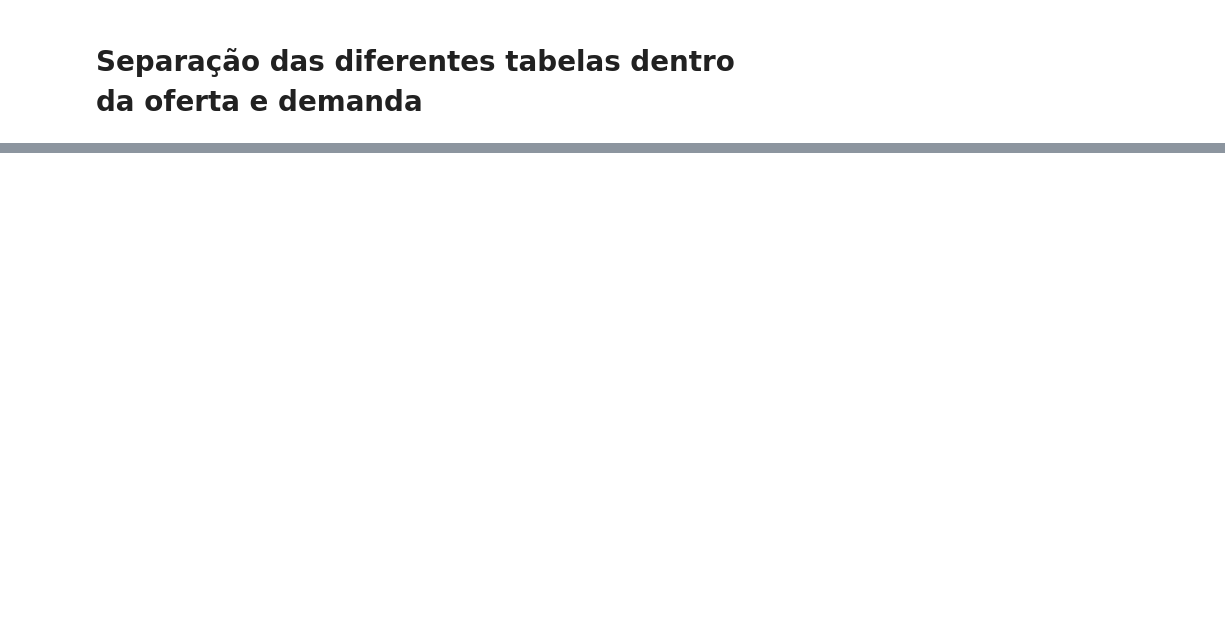
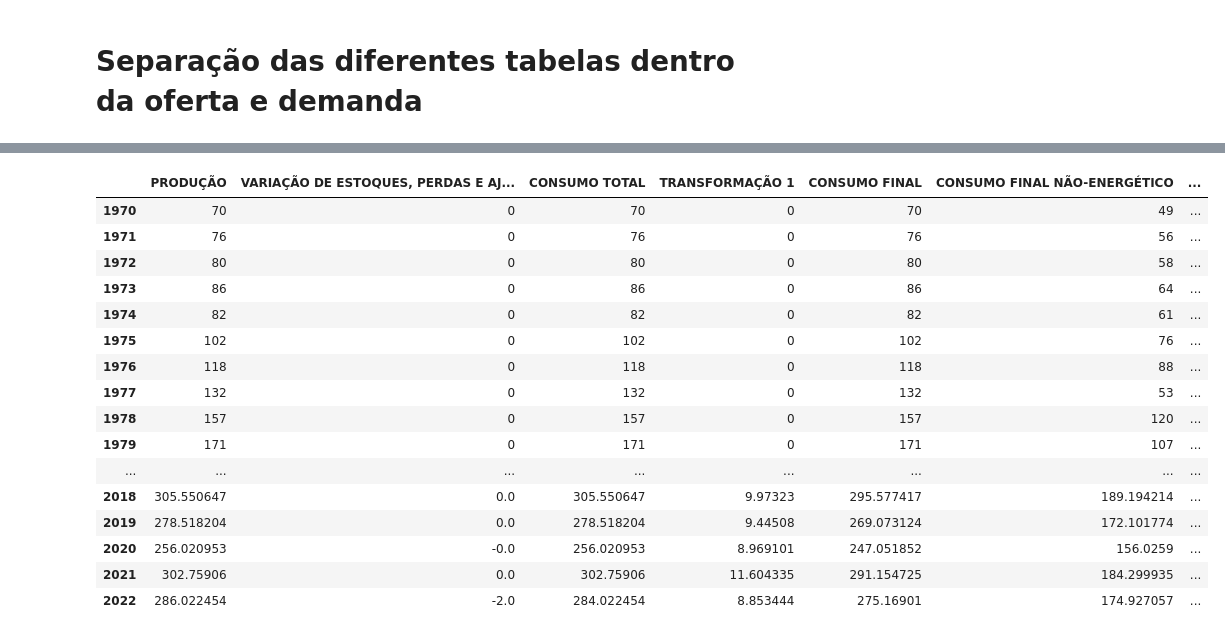
Before and after one commit to scrrpfv/projeto-ip, a Jupyter notebook: Limpezas/limpeza_oferta_demanda.ipynb, the cells around one changed output, grey strips where cells are left out. Cells and saved outputs as stored; diff of their text form; code cells hidden in the pictures; blank space fills up the shorter version.

```diff
--- a/limpeza_oferta_demanda.ipynb
+++ b/Limpezas/limpeza_oferta_demanda.ipynb
@@ -57,0 +94,20 @@ Carvão_Vegetal = pd.read_excel('databases/Dados EPE/Oferta e Demanda de Energia
+# %%
+dict['Alcatrão']
+# %% [output]
+|  | PRODUÇÃO | VARIAÇÃO DE ESTOQUES, PERDAS E AJ... | CONSUMO TOTAL | TRANSFORMAÇÃO 1 | CONSUMO FINAL | CONSUMO FINAL NÃO-ENERGÉTICO | ... |
+| 1970 | 70 | 0 | 70 | 0 | 70 | 49 | ... |
+| 1971 | 76 | 0 | 76 | 0 | 76 | 56 | ... |
+| 1972 | 80 | 0 | 80 | 0 | 80 | 58 | ... |
+| 1973 | 86 | 0 | 86 | 0 | 86 | 64 | ... |
+| 1974 | 82 | 0 | 82 | 0 | 82 | 61 | ... |
+| 1975 | 102 | 0 | 102 | 0 | 102 | 76 | ... |
+| 1976 | 118 | 0 | 118 | 0 | 118 | 88 | ... |
+| 1977 | 132 | 0 | 132 | 0 | 132 | 53 | ... |
+| 1978 | 157 | 0 | 157 | 0 | 157 | 120 | ... |
+| 1979 | 171 | 0 | 171 | 0 | 171 | 107 | ... |
+| ... | ... | ... | ... | ... | ... | ... | ... |
+| 2018 | 305.550647 | 0.0 | 305.550647 | 9.97323 | 295.577417 | 189.194214 | ... |
+| 2019 | 278.518204 | 0.0 | 278.518204 | 9.44508 | 269.073124 | 172.101774 | ... |
+| 2020 | 256.020953 | -0.0 | 256.020953 | 8.969101 | 247.051852 | 156.0259 | ... |
+| 2021 | 302.75906 | 0.0 | 302.75906 | 11.604335 | 291.154725 | 184.299935 | ... |
+| 2022 | 286.022454 | -2.0 | 284.022454 | 8.853444 | 275.16901 | 174.927057 | ... |
```
Also changed, not shown: parts of 3 cells of this notebook, 1 other file.
